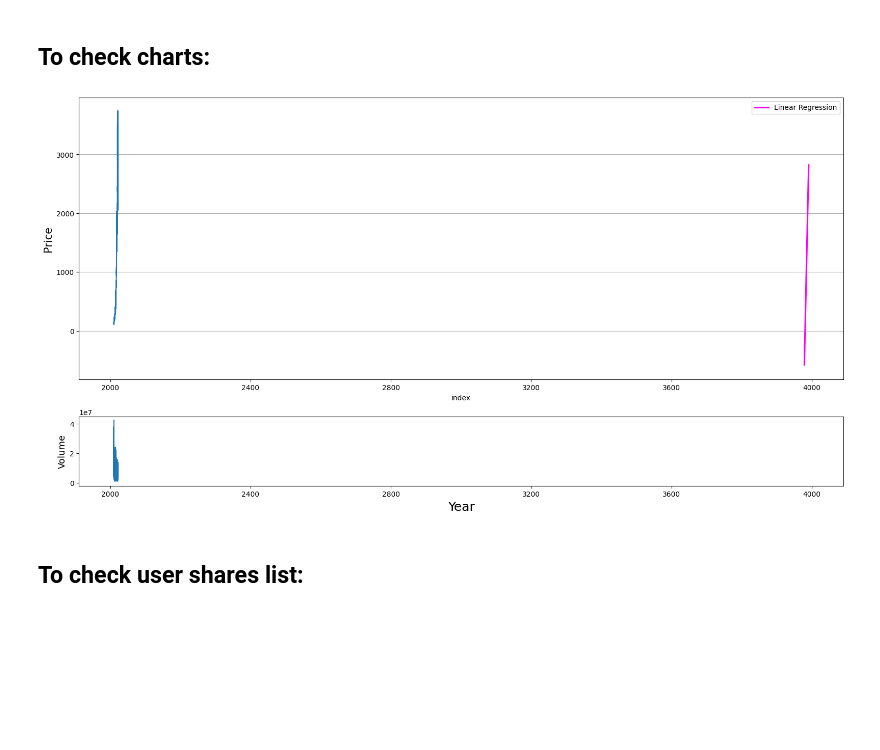
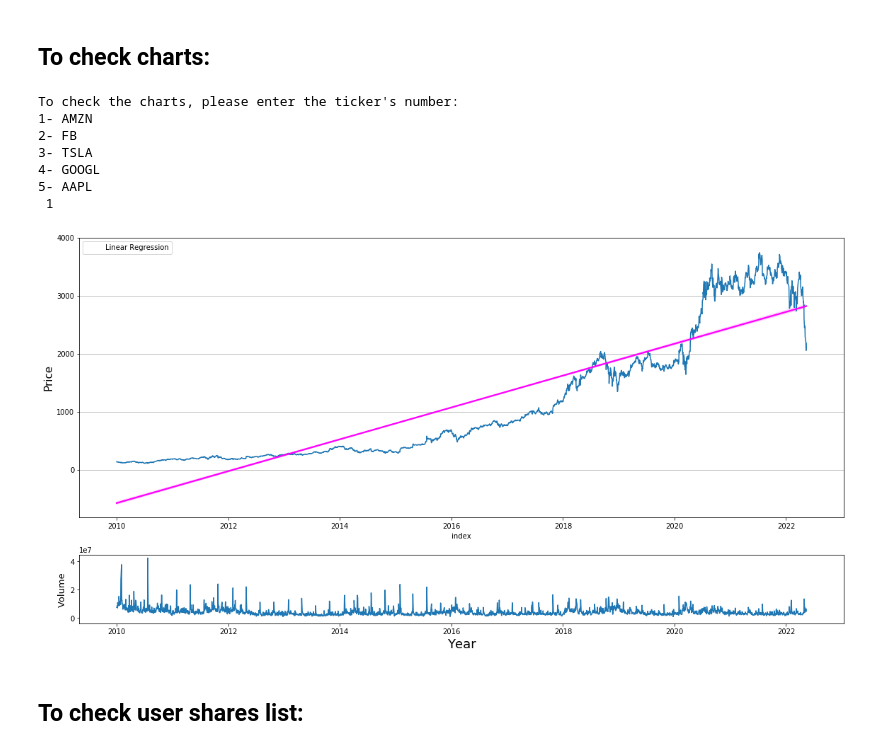
Before and after one commit to MahdiPorheydarii/Stock-market, a Jupyter notebook: Stock Market.ipynb, the cells around one changed output. Saved outputs shown, nothing was run; the diff lists cells and outputs as text; code cells hidden in the pictures; blank space fills up the shorter version.

Commit message:
chart fixed

```diff
--- a/Stock Market.ipynb
+++ b/Stock Market.ipynb
@@ -148,36 +160,43 @@ num = int(input('''To check the charts, please enter the ticker's number:
 '''))
 
 if num in range(1,6):
     df = pd.DataFrame()
     df['Open'] = tlist[num-1]['Open']
     df.index = [datetime.strptime(x, "%Y-%m-%d") for x in list(tlist[num-1]['Date'])]
     df.index = df.index.map(pd.Timestamp.toordinal)
     data=df.loc[:].reset_index()
 
     xax = list(tlist[num-1]['Date'])
     yax = list(tlist[num-1]['Open'])
     vol = list(tlist[num-1]['Volume'])
     xs = [datetime.strptime(x, "%Y-%m-%d") for x in xax]
 
     plt.figure(figsize=(16, 10))
     plt.subplot2grid((5, 4), (0, 0), rowspan=3, colspan=4)
     plt.plot(xs, yax)
-    sns.regplot(data=data, x='index', y='Open',color='magenta', scatter_kws={'s': 7}, label='Linear Regression', scatter=False)
+    sns.regplot(data=data, x='index', y='Open',color='magenta', scatter_kws={"color" : "white"}, label='Linear Regression', scatter=True)
     plt.grid(axis='y')
     plt.ylabel('Price', fontsize=15)
     plt.legend()
     plt.subplot2grid((5,4), (3,0), rowspan=1, colspan=4)
     plt.plot(xs, vol)
-    sns.regplot(data=data, x='index', y='Open',color='white', scatter_kws={'s': 7}, label='Linear Model', scatter=False)
+    sns.regplot(data=data, x='index', y='Open',color='white', scatter_kws={"color" : "white"}, label='Linear Model', scatter=True)
     plt.ylabel('Volume', fontsize = 13)
     plt.xlabel('Year', fontsize = 18)
     plt.tight_layout()
     plt.show()
 
 else:
     print("Wrong ticker number!")
 # %% [output]
+To check the charts, please enter the ticker's number:
+1- AMZN
+2- FB
+3- TSLA
+4- GOOGL
+5- AAPL
+ 1
-[figure, old version]
+[figure, new version]
 # %% [markdown]
 ## To check user shares list:
 # %%
```
Also changed, not shown: parts of 3 cells of this notebook.
